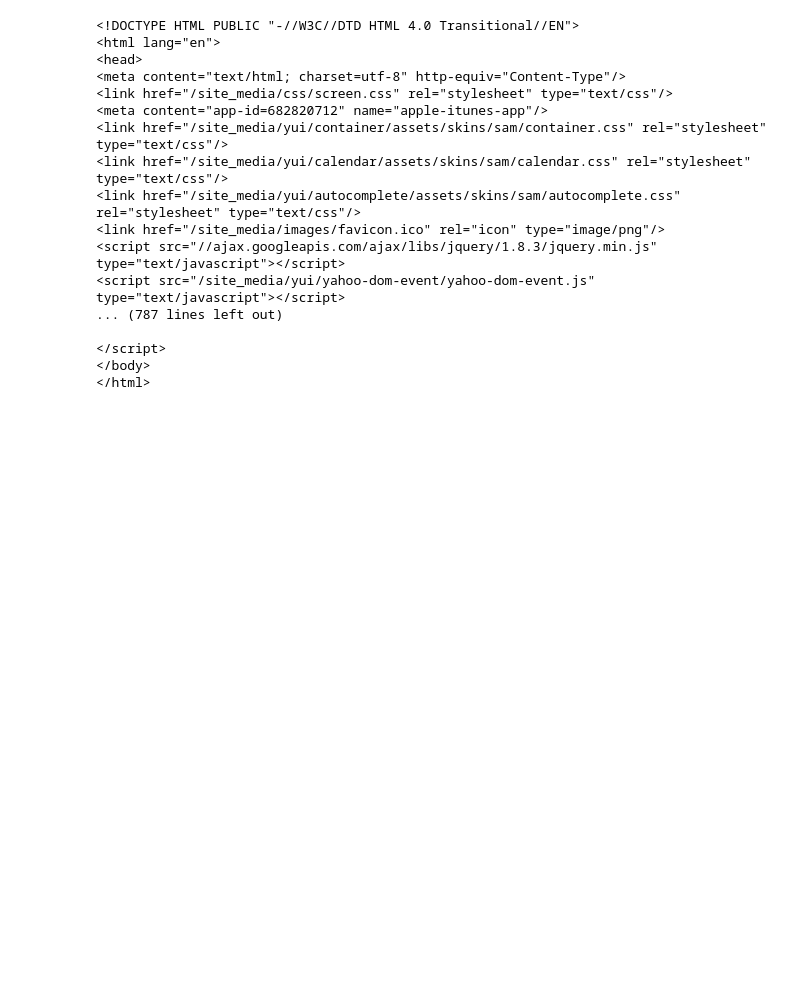
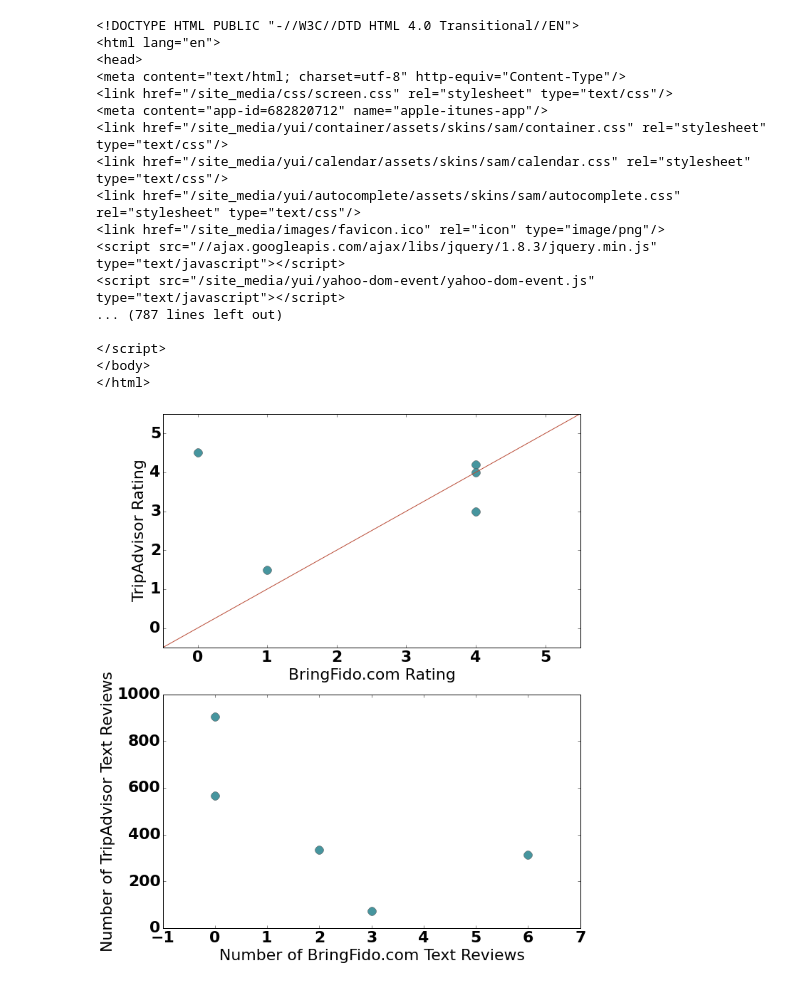
Before and after one commit to mattgiguere/doglodge, a Jupyter notebook: code/bfscraper.ipynb, the cells around one changed output. Drawn from its saved outputs; the diff is of its cells as text; code cells hidden in the pictures; blank space fills up the shorter version.

Commit message:
finish wk 1 demo and move plots to new notebook

```diff
--- a/code/bfscraper.ipynb
+++ b/code/bfscraper.ipynb
@@ -68,3 +68,22 @@ soup
 </script>
 </body>
 </html>
+# %%
+plt.rcParams['figure.figsize'] = 10.5, 12.94
+fig, ax = plt.subplots(2, 1)
+
+ax[0].plot(bringfidoratings, tripadvisorratings, 'o', color='#46959E', ms=12, markeredgecolor='#555555')
+ax[0].set_xlim([-0.5, 5.5])
+ax[0].set_ylim([-0.5, 5.5])
+ax[0].set_xlabel('BringFido.com Rating')
+ax[0].set_ylabel('TripAdvisor Rating')
+ax[0].plot([-0.5, 5.5], [-0.5, 5.5], color='#BA4C37')
+
+ax[1].plot(bringfidonum, tripadvisornum, 'o', color='#46959E', ms=12, markeredgecolor='#555555')
+ax[1].set_xlim([np.min(bringfidonum) - 1, np.max(bringfidonum) + 1])
+ax[1].set_xlabel('Number of BringFido.com Text Reviews')
+ax[1].set_ylabel('Number of TripAdvisor Text Reviews')
+
+plt.savefig('CombinedPlot.png', dpi=144)
+# %% [output]
+[figure, added]
```
Also changed, not shown: 6 other files.
